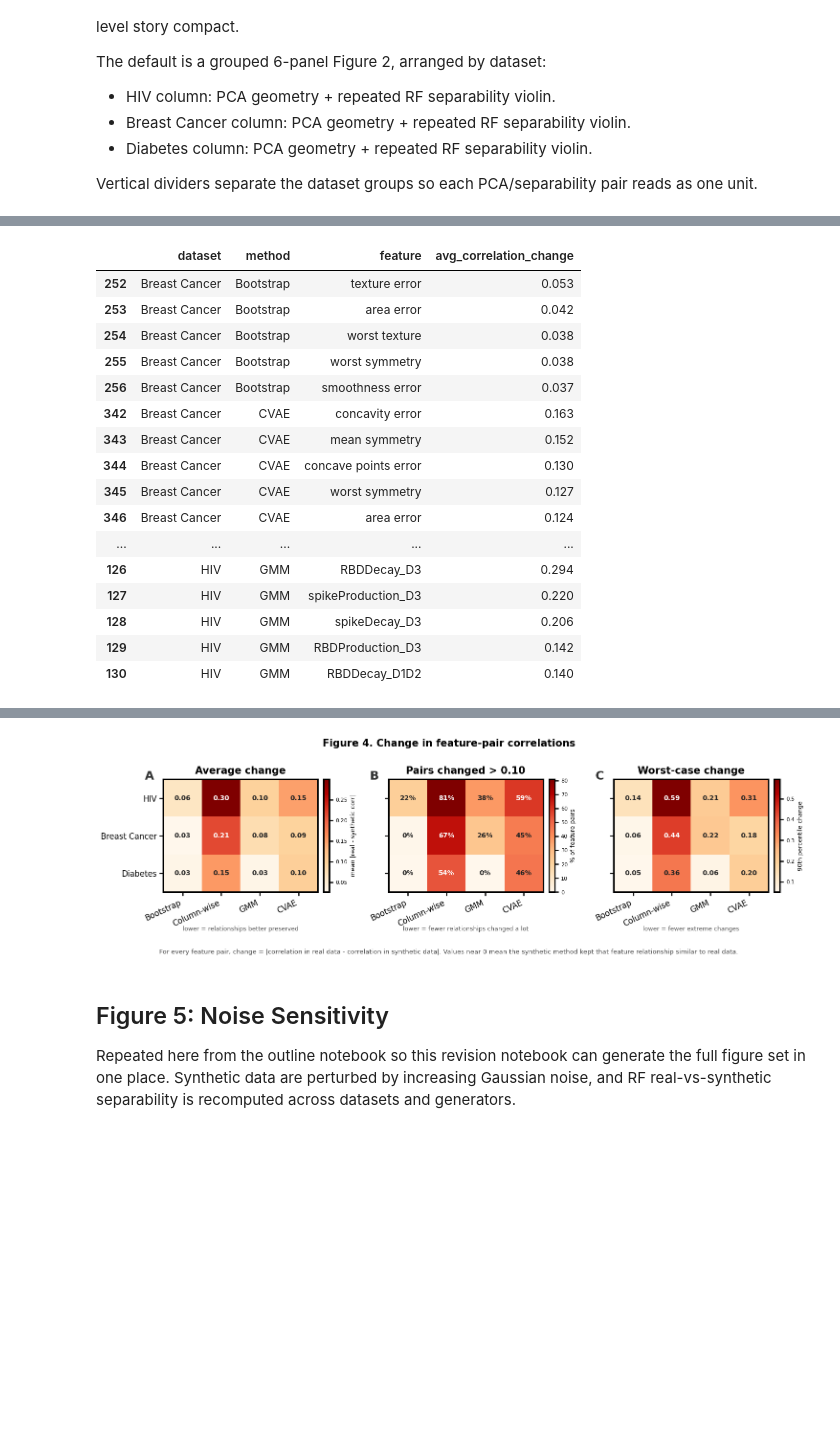
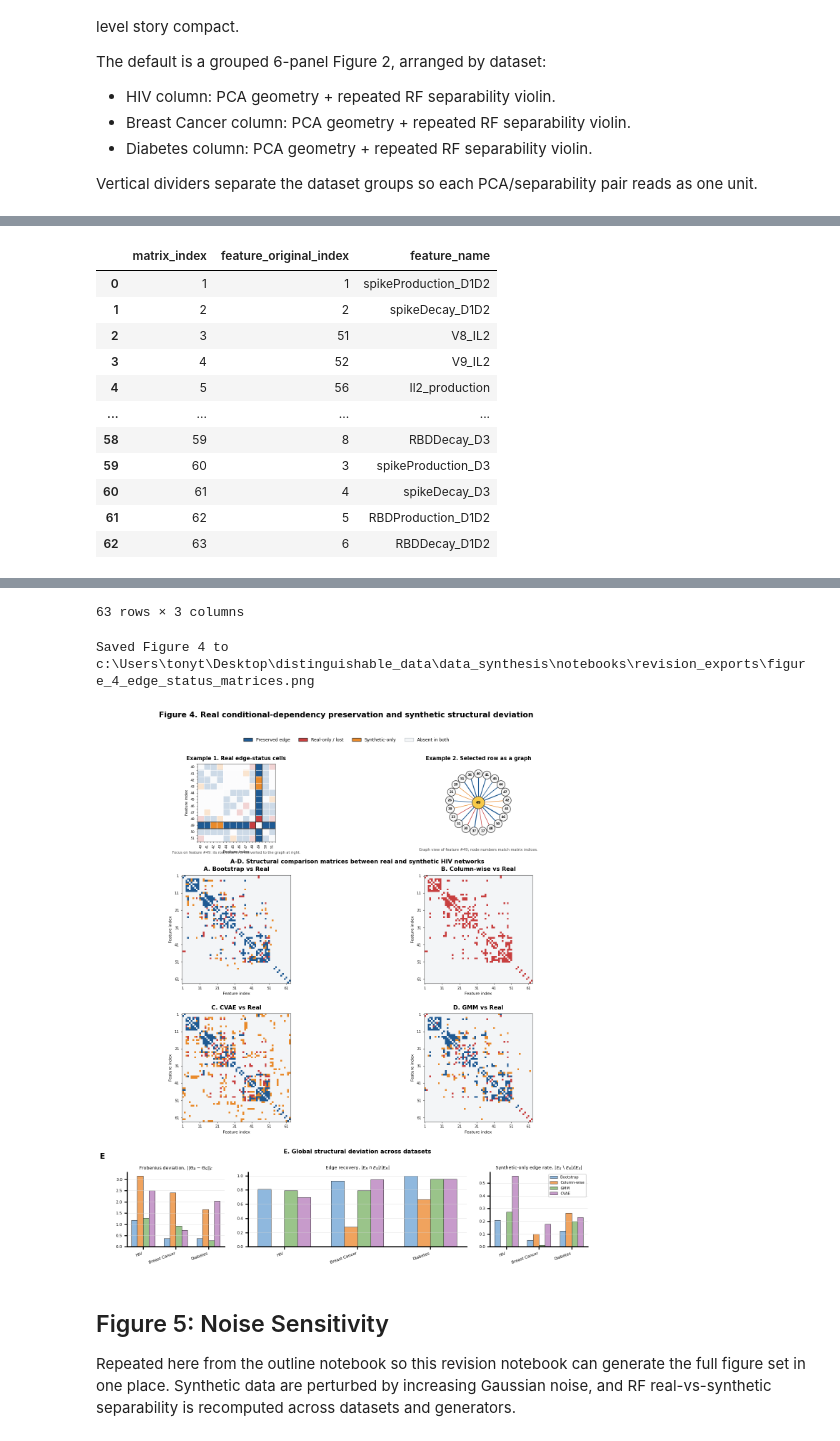
Before and after one commit to TonyTran03/distinguishable_data, a Jupyter notebook: data_synthesis/notebooks/make_main_figures_revision.ipynb, the cells around one changed output, grey strips where cells are left out. Cells and saved outputs as stored; diff of their text form; code cells hidden in the pictures; blank space fills up the shorter version.

Commit message:
data

```diff
--- a/data_synthesis/notebooks/make_main_figures_revision.ipynb
+++ b/data_synthesis/notebooks/make_main_figures_revision.ipynb
@@ -500,11 +428,8 @@ def make_top_feature_change_table(feature_change, top_n=5):
 # %%
-corr_summary, feature_corr_change, changed_corr_pairs = get_correlation_preservation(force=False)
+fig4_result = plot_figure4_correlation_change()
+corr_summary = fig4_result.metrics
+
 display(corr_summary.sort_values(["dataset", "method"]))
-fig4_summary = plot_figure4_correlation_change(corr_summary)
-
-# Diagnostic details, not intended as the main figure: which features/pairs drive the change?
-top_feature_change_table = make_top_feature_change_table(feature_corr_change, top_n=5)
-top_changed_pair_table = make_top_changed_pair_table(changed_corr_pairs, top_n=5)
-display(top_feature_change_table)
-display(top_changed_pair_table)
+display(fig4_result.feature_index)
+print(f"Saved Figure 4 to {FIGURE4_OUTPUT}")
 # %% [output]
@@ -524,17 +466,12 @@ display(top_changed_pair_table)
-|  | dataset | method | feature | avg_correlation_change |
-| 252 | Breast Cancer | Bootstrap | texture error | 0.053 |
-| 253 | Breast Cancer | Bootstrap | area error | 0.042 |
-| 254 | Breast Cancer | Bootstrap | worst texture | 0.038 |
-| 255 | Breast Cancer | Bootstrap | worst symmetry | 0.038 |
-| 256 | Breast Cancer | Bootstrap | smoothness error | 0.037 |
-| 342 | Breast Cancer | CVAE | concavity error | 0.163 |
-| 343 | Breast Cancer | CVAE | mean symmetry | 0.152 |
-| 344 | Breast Cancer | CVAE | concave points error | 0.130 |
-| 345 | Breast Cancer | CVAE | worst symmetry | 0.127 |
-| 346 | Breast Cancer | CVAE | area error | 0.124 |
-| ... | ... | ... | ... | ... |
-| 126 | HIV | GMM | RBDDecay_D3 | 0.294 |
-| 127 | HIV | GMM | spikeProduction_D3 | 0.220 |
-| 128 | HIV | GMM | spikeDecay_D3 | 0.206 |
-| 129 | HIV | GMM | RBDProduction_D3 | 0.142 |
-| 130 | HIV | GMM | RBDDecay_D1D2 | 0.140 |
+|  | matrix_index | feature_original_index | feature_name |
+| 0 | 1 | 1 | spikeProduction_D1D2 |
+| 1 | 2 | 2 | spikeDecay_D1D2 |
+| 2 | 3 | 51 | V8_IL2 |
+| 3 | 4 | 52 | V9_IL2 |
+| 4 | 5 | 56 | Il2_production |
+| ... | ... | ... | ... |
+| 58 | 59 | 8 | RBDDecay_D3 |
+| 59 | 60 | 3 | spikeProduction_D3 |
+| 60 | 61 | 4 | spikeDecay_D3 |
+| 61 | 62 | 5 | RBDProduction_D1D2 |
+| 62 | 63 | 6 | RBDDecay_D1D2 |
@@ -558,4 +478,6 @@ display(top_changed_pair_table)
+63 rows × 3 columns
+Saved Figure 4 to c:\Users\tonyt\Desktop\distinguishable_data\data_synthesis\notebooks\revision_exports\figure_4_edge_status_matrices.png
-[figure, old version]
+[figure, new version]
 # %% [markdown]
 ## Figure 5: Noise Sensitivity
 
```
Also changed, not shown: parts of 11 cells of this notebook, 12 other files.
